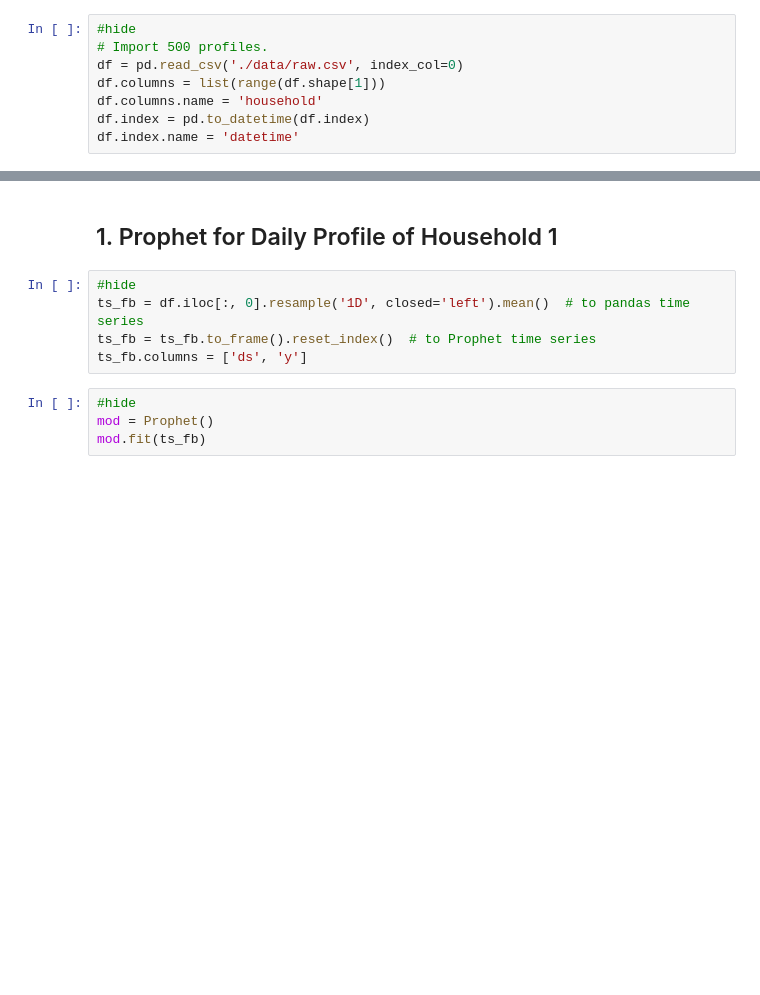
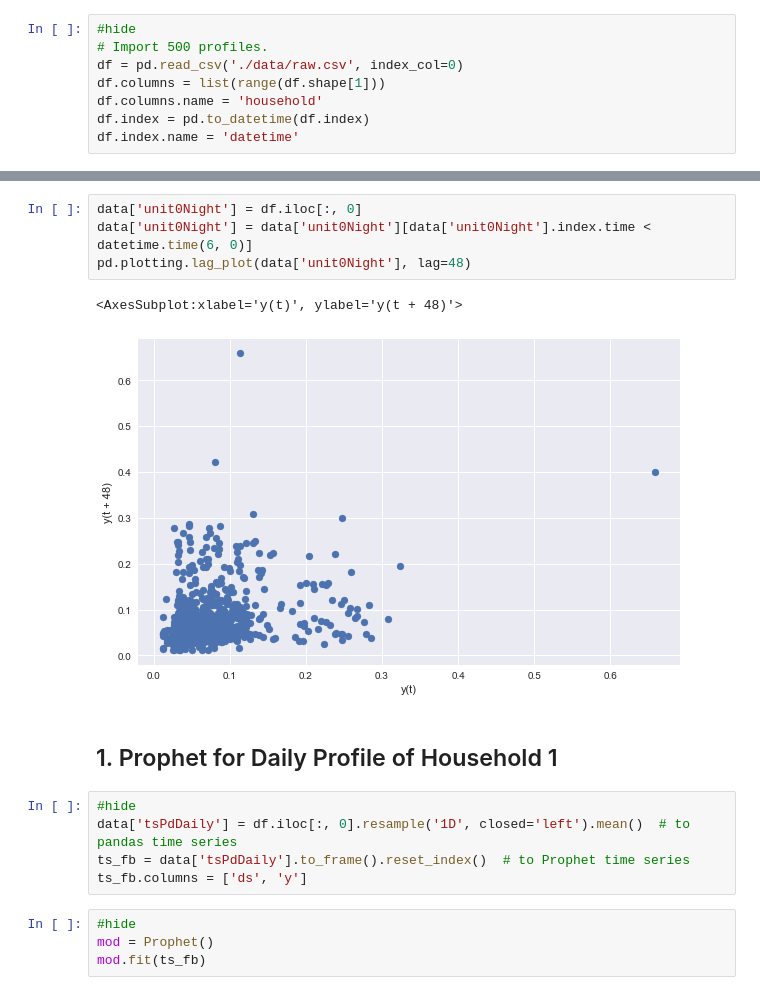
Before and after one commit to edxu96/elec_consumption, a Jupyter notebook: 01_forecast.ipynb, the cells around one changed output, grey strips where cells are left out. Cells and saved outputs as stored; diff of their text form; blank space fills up the shorter version.

```diff
--- a/01_forecast.ipynb
+++ b/01_forecast.ipynb
@@ -34,9 +43,16 @@ df.index.name = 'datetime'
+# %%
+data['unit0Night'] = df.iloc[:, 0]
+data['unit0Night'] = data['unit0Night'][data['unit0Night'].index.time < datetime.time(6, 0)]
+pd.plotting.lag_plot(data['unit0Night'], lag=48)
+# %% [output]
+<AxesSubplot:xlabel='y(t)', ylabel='y(t + 48)'>
+[figure, added]
 # %% [markdown]
 ## 1. Prophet for Daily Profile of Household 1
 # %%
 #hide
-ts_fb = df.iloc[:, 0].resample('1D', closed='left').mean()  # to pandas time series
-ts_fb = ts_fb.to_frame().reset_index()  # to Prophet time series
+data['tsPdDaily'] = df.iloc[:, 0].resample('1D', closed='left').mean()  # to pandas time series
+ts_fb = data['tsPdDaily'].to_frame().reset_index()  # to Prophet time series
 ts_fb.columns = ['ds', 'y']
 # %%
 #hide
```
Also changed, not shown: parts of 8 cells of this notebook.
